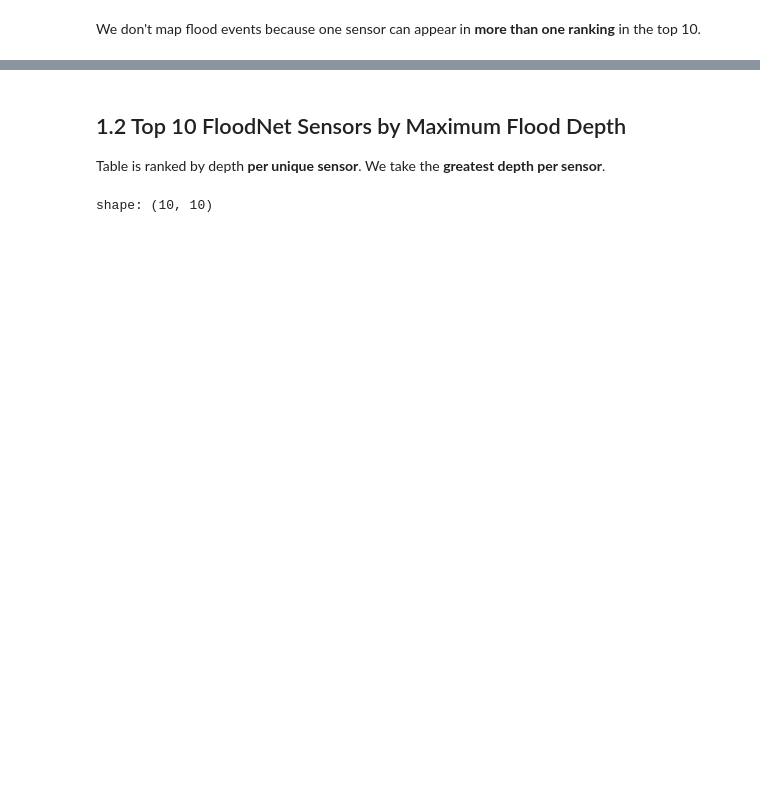
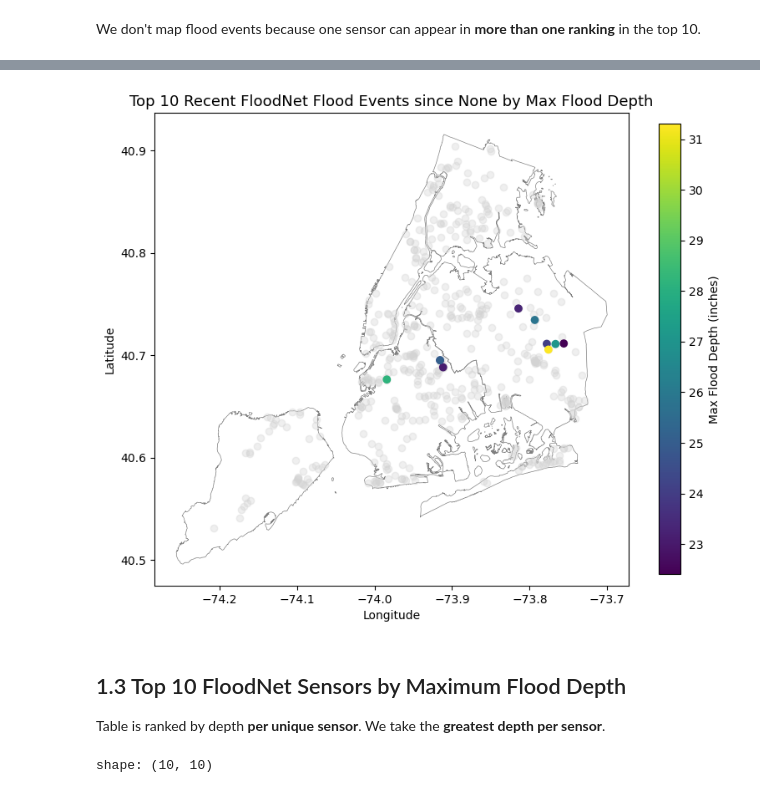
Before and after one commit to mebauer/floodnet-nyc-tutorial, a Jupyter notebook: 02-sensor-rankings.ipynb, the cells around one changed output, grey strips where cells are left out. Drawn from its saved outputs; the diff is of its cells as text; code cells hidden in the pictures; blank space fills up the shorter version.

Commit message:
Rank newly added flood events by max flood depth

```diff
--- a/02-sensor-rankings.ipynb
+++ b/02-sensor-rankings.ipynb
@@ -320,0 +327,29 @@ We don't map flood events because one sensor can appear in **more than one ranki
+# %%
+# flood events dataset
+dataset_id = "aq7i-eu5q"
+
+# watermarks recorded by the manifest
+dataset_record = {d["dataset_id"]: d for d in manifest}.get(dataset_id)
+latest_created_at = dataset_record.get("latest_created_at")
+previous_created_at = dataset_record.get("previous_created_at")
+
+if previous_created_at:
+    # events published since our previous update
+    new_events_df = floodnet.download_new_records(
+        dataset_id, since=previous_created_at
+    )
+else:
+    # no earlier update recorded yet, so show the most recent batch
+    print("No previous update recorded yet — showing the most recent batch.\n")
+    new_events_df = floodnet.download_new_records(
+        dataset_id, since=latest_created_at, inclusive=True
+    )
+
+# merged_df carries UTC-aware timestamps, so match that before joining
+# otherwise the join silently returns no rows
+new_keys = new_events_df.select(
+    "sensor_id",
+    pl.col("flood_start_time").dt.replace_time_zone("UTC"),
+)
+
+print(f"Events added since the previous update: {new_events_df.height:,}")
@@ -321,5 +419,20 @@ We don't map flood events because one sensor can appear in **more than one ranki
+# %%
+value_col = "max_depth_inches"
+title = f"Top 10 Recent FloodNet Flood Events since {previous_created_at} by Max Flood Depth"
+label = "Max Flood Depth (inches)"
+
+fig, ax = floodnet.plot_ranked_sensors(
+    ranked_df=new_ranked_df   ,
+    metadata_gdf=metadata_gdf,
+    boro_gdf=boro_gdf,
+    value_col=value_col,
+    title=title,
+    label=label
+)
+# %% [output]
+[figure, added]
 # %% [markdown]
-## 1.2 Top 10 FloodNet Sensors by Maximum Flood Depth
+## 1.3 Top 10 FloodNet Sensors by Maximum Flood Depth
 Table is ranked by depth **per unique sensor**. We take the **greatest depth per sensor**.
 # %%
 ranked_sensors = duckdb.sql("""
```
Also changed, not shown: parts of 14 cells of this notebook.
